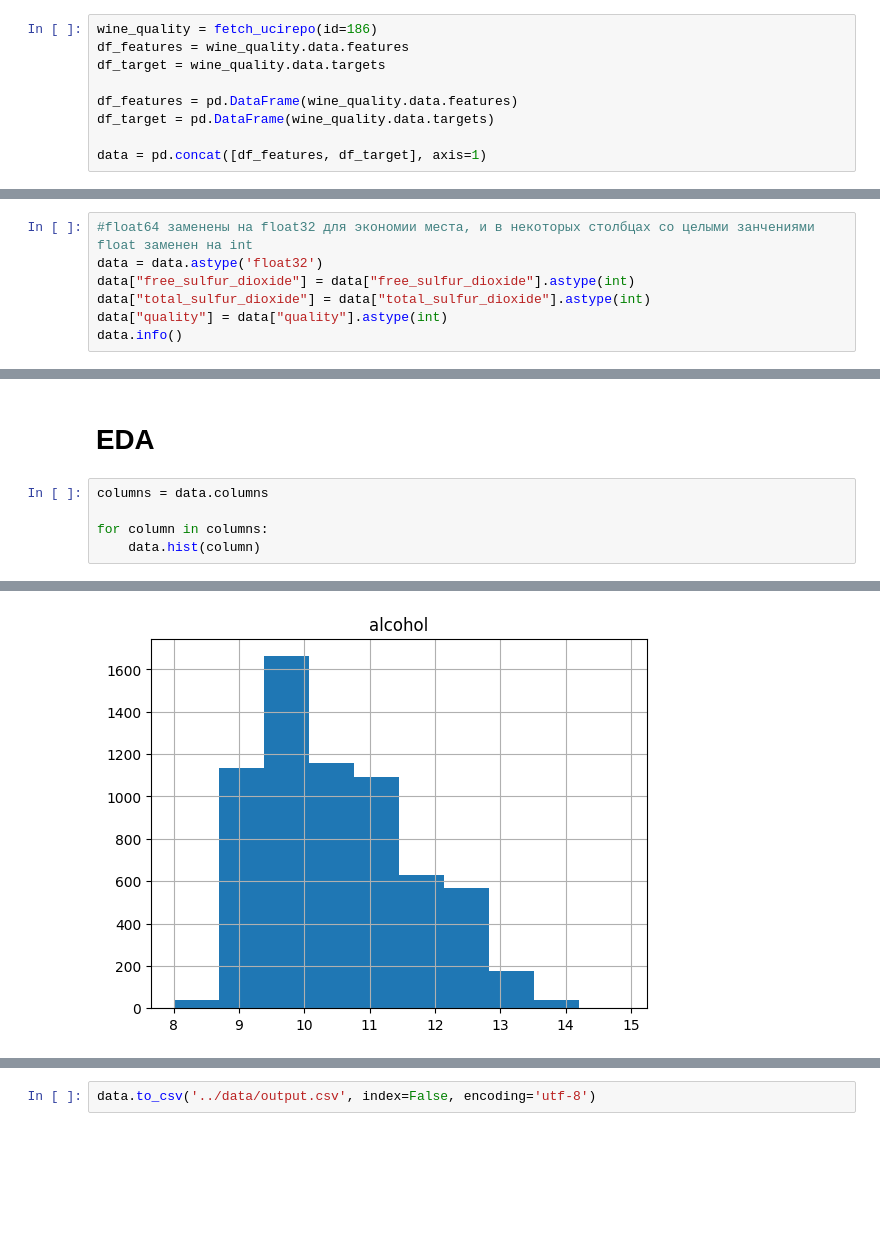
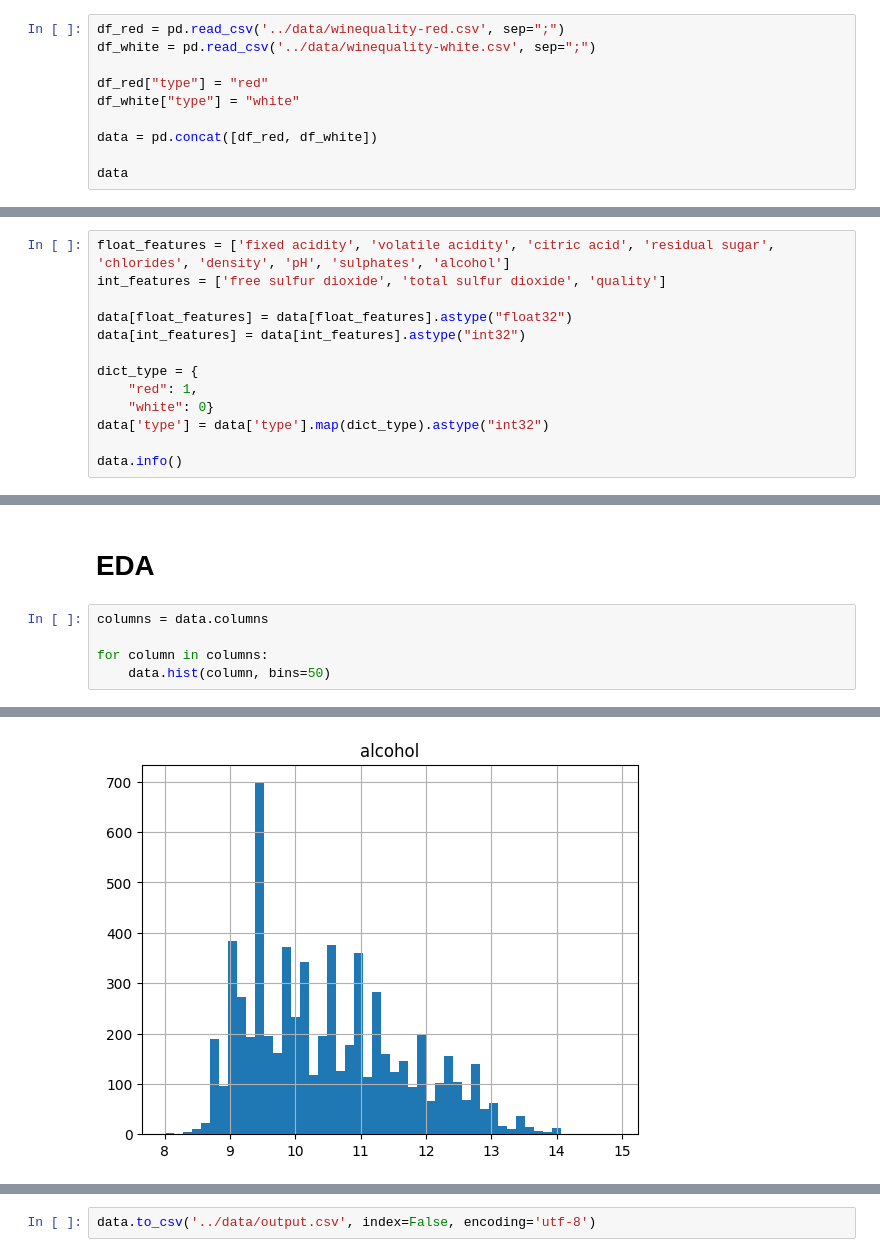
Before and after one commit to Baklanov-Daniil/master, a Jupyter notebook: mlbd/notebooks/lab1_k6.ipynb, the cells around one changed output, grey strips where cells are left out. Saved outputs shown, nothing was run; the diff lists cells and outputs as text; blank space fills up the shorter version.

```diff
--- a/mlbd/notebooks/lab1_k6.ipynb
+++ b/mlbd/notebooks/lab1_k6.ipynb
@@ -10,9 +9,10 @@ from ucimlrepo import fetch_ucirepo
 # %%
-wine_quality = fetch_ucirepo(id=186)
-df_features = wine_quality.data.features
-df_target = wine_quality.data.targets
+df_red = pd.read_csv('../data/winequality-red.csv', sep=";")
+df_white = pd.read_csv('../data/winequality-white.csv', sep=";")
 
-df_features = pd.DataFrame(wine_quality.data.features)
-df_target = pd.DataFrame(wine_quality.data.targets)
+df_red["type"] = "red"
+df_white["type"] = "white"
 
-data = pd.concat([df_features, df_target], axis=1)
+data = pd.concat([df_red, df_white])
+
+data
@@ -98,11 +115,17 @@ data.describe()
 # %% [markdown]
 ## Коррекция типов данных
 # %%
-#float64 заменены на float32 для экономии места, и в некоторых столбцах со целыми занчениями float заменен на int
-data = data.astype('float32')
-data["free_sulfur_dioxide"] = data["free_sulfur_dioxide"].astype(int)
-data["total_sulfur_dioxide"] = data["total_sulfur_dioxide"].astype(int)
-data["quality"] = data["quality"].astype(int)
+float_features = ['fixed acidity', 'volatile acidity', 'citric acid', 'residual sugar', 'chlorides', 'density', 'pH', 'sulphates', 'alcohol']
+int_features = ['free sulfur dioxide', 'total sulfur dioxide', 'quality']
+
+data[float_features] = data[float_features].astype("float32")
+data[int_features] = data[int_features].astype("int32")
+
+dict_type = {
+    "red": 1,
+    "white": 0}
+data['type'] = data['type'].map(dict_type).astype("int32")
+
 data.info()
 # %% [output]
 <class 'pandas.DataFrame'>
@@ -130,5 +154,5 @@ memory usage: 380.8 KB
 columns = data.columns
 
 for column in columns:
-    data.hist(column)
+    data.hist(column, bins=50)
 # %% [output]
@@ -145 +169 @@ for column in columns:
-[figure, old version]
+[figure, new version]
```
Also changed, not shown: parts of 17 cells of this notebook, 1 other file.
